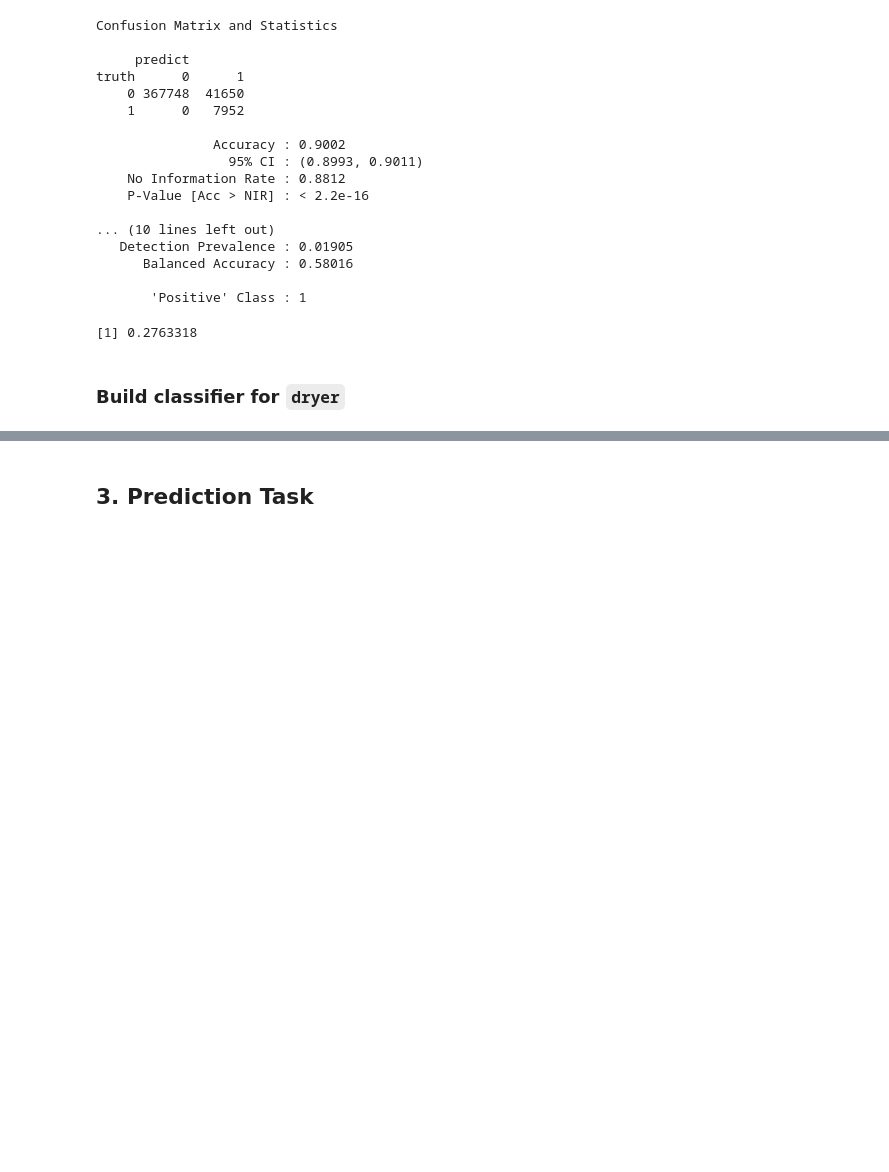
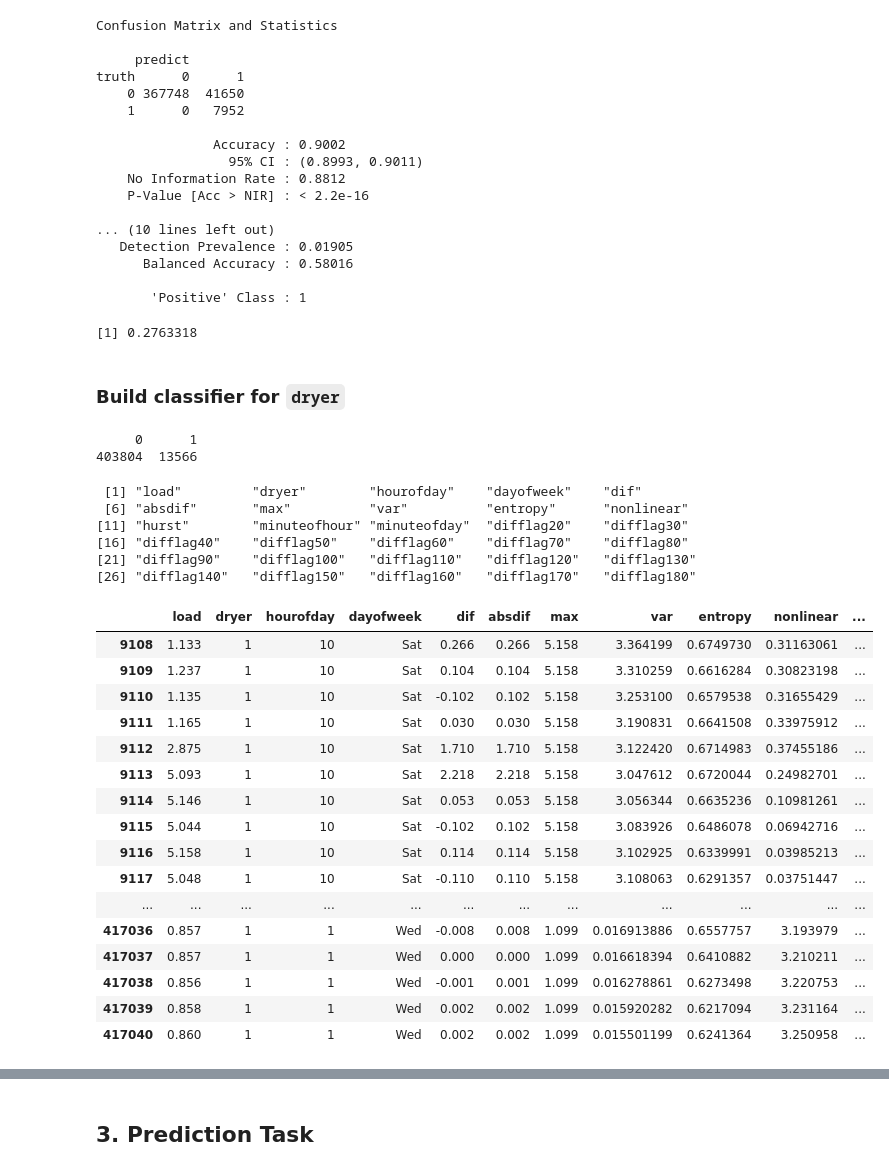
Before and after one commit to DanielTranDS/Appliance-EDA-Classification, a Jupyter notebook: AppliancesClassification_Codes.ipynb, the cells around one changed output, grey strips where cells are left out. Cells and saved outputs as stored; diff of their text form; code cells hidden in the pictures; blank space fills up the shorter version.

```diff
--- a/AppliancesClassification_Codes.ipynb
+++ b/AppliancesClassification_Codes.ipynb
@@ -1267,3 +1267,43 @@ wash.f1
 [1] 0.2763318
 # %% [markdown]
 ### Build classifier for `dryer`
+# %%
+table(dryer.data$dryer)  #class imbalance issue
+# %% [output]
+     0      1
+403804  13566
+# %%
+#Remove X column
+dryer.data<-dryer.data[-1]
+
+#Quite a number of features
+colnames(dryer.data)
+# %% [output]
+ [1] "load"         "dryer"        "hourofday"    "dayofweek"    "dif"
+ [6] "absdif"       "max"          "var"          "entropy"      "nonlinear"
+[11] "hurst"        "minuteofhour" "minuteofday"  "difflag20"    "difflag30"
+[16] "difflag40"    "difflag50"    "difflag60"    "difflag70"    "difflag80"
+[21] "difflag90"    "difflag100"   "difflag110"   "difflag120"   "difflag130"
+[26] "difflag140"   "difflag150"   "difflag160"   "difflag170"   "difflag180"
+# %%
+#get the data where dryer=1
+dryer.only=dryer.data[dryer.data$dryer==1,]
+dryer.only
+# %% [output]
+|  | load | dryer | hourofday | dayofweek | dif | absdif | max | var | entropy | nonlinear | ... |
+| 9108 | 1.133 | 1 | 10 | Sat | 0.266 | 0.266 | 5.158 | 3.364199 | 0.6749730 | 0.31163061 | ... |
+| 9109 | 1.237 | 1 | 10 | Sat | 0.104 | 0.104 | 5.158 | 3.310259 | 0.6616284 | 0.30823198 | ... |
+| 9110 | 1.135 | 1 | 10 | Sat | -0.102 | 0.102 | 5.158 | 3.253100 | 0.6579538 | 0.31655429 | ... |
+| 9111 | 1.165 | 1 | 10 | Sat | 0.030 | 0.030 | 5.158 | 3.190831 | 0.6641508 | 0.33975912 | ... |
+| 9112 | 2.875 | 1 | 10 | Sat | 1.710 | 1.710 | 5.158 | 3.122420 | 0.6714983 | 0.37455186 | ... |
+| 9113 | 5.093 | 1 | 10 | Sat | 2.218 | 2.218 | 5.158 | 3.047612 | 0.6720044 | 0.24982701 | ... |
+| 9114 | 5.146 | 1 | 10 | Sat | 0.053 | 0.053 | 5.158 | 3.056344 | 0.6635236 | 0.10981261 | ... |
+| 9115 | 5.044 | 1 | 10 | Sat | -0.102 | 0.102 | 5.158 | 3.083926 | 0.6486078 | 0.06942716 | ... |
+| 9116 | 5.158 | 1 | 10 | Sat | 0.114 | 0.114 | 5.158 | 3.102925 | 0.6339991 | 0.03985213 | ... |
+| 9117 | 5.048 | 1 | 10 | Sat | -0.110 | 0.110 | 5.158 | 3.108063 | 0.6291357 | 0.03751447 | ... |
+| ... | ... | ... | ... | ... | ... | ... | ... | ... | ... | ... | ... |
+| 417036 | 0.857 | 1 | 1 | Wed | -0.008 | 0.008 | 1.099 | 0.016913886 | 0.6557757 | 3.193979 | ... |
+| 417037 | 0.857 | 1 | 1 | Wed | 0.000 | 0.000 | 1.099 | 0.016618394 | 0.6410882 | 3.210211 | ... |
+| 417038 | 0.856 | 1 | 1 | Wed | -0.001 | 0.001 | 1.099 | 0.016278861 | 0.6273498 | 3.220753 | ... |
+| 417039 | 0.858 | 1 | 1 | Wed | 0.002 | 0.002 | 1.099 | 0.015920282 | 0.6217094 | 3.231164 | ... |
+| 417040 | 0.860 | 1 | 1 | Wed | 0.002 | 0.002 | 1.099 | 0.015501199 | 0.6241364 | 3.250958 | ... |
```
Also changed, not shown: parts of 14 cells of this notebook.
